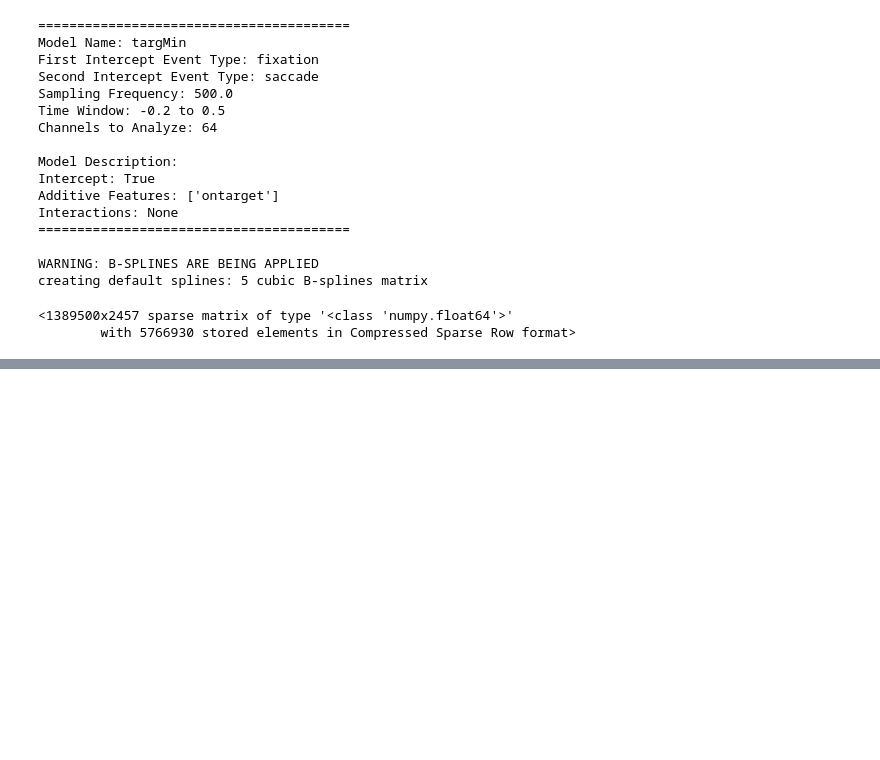
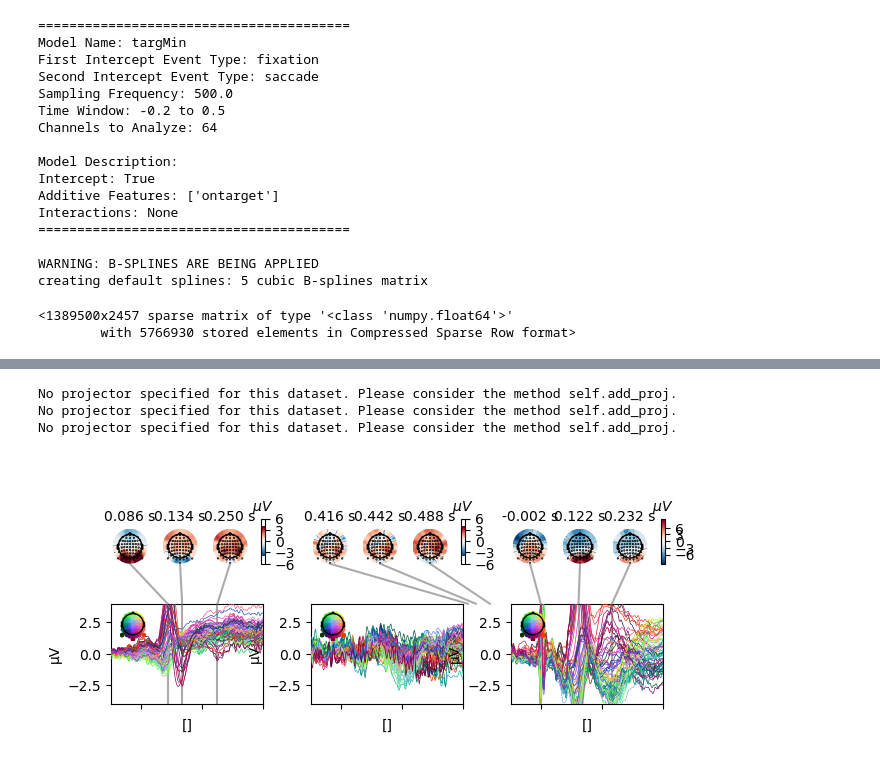
Before and after one commit to incubodac/PyDeconv, a Jupyter notebook: test.ipynb, the cells around one changed output, grey strips where cells are left out. Drawn from its saved outputs; the diff is of its cells as text; code cells hidden in the pictures; blank space fills up the shorter version.

```diff
--- a/test.ipynb
+++ b/test.ipynb
@@ -80,0 +158,7 @@ X_design
+# %%
+plot_model_results(deconv_model ,list_of_coeffs, figsize=[20,15],top_topos=True):
+# %% [output]
+No projector specified for this dataset. Please consider the method self.add_proj.
+No projector specified for this dataset. Please consider the method self.add_proj.
+No projector specified for this dataset. Please consider the method self.add_proj.
+[figure, added]
```
Also changed, not shown: parts of 2 cells of this notebook, 4 other files.
